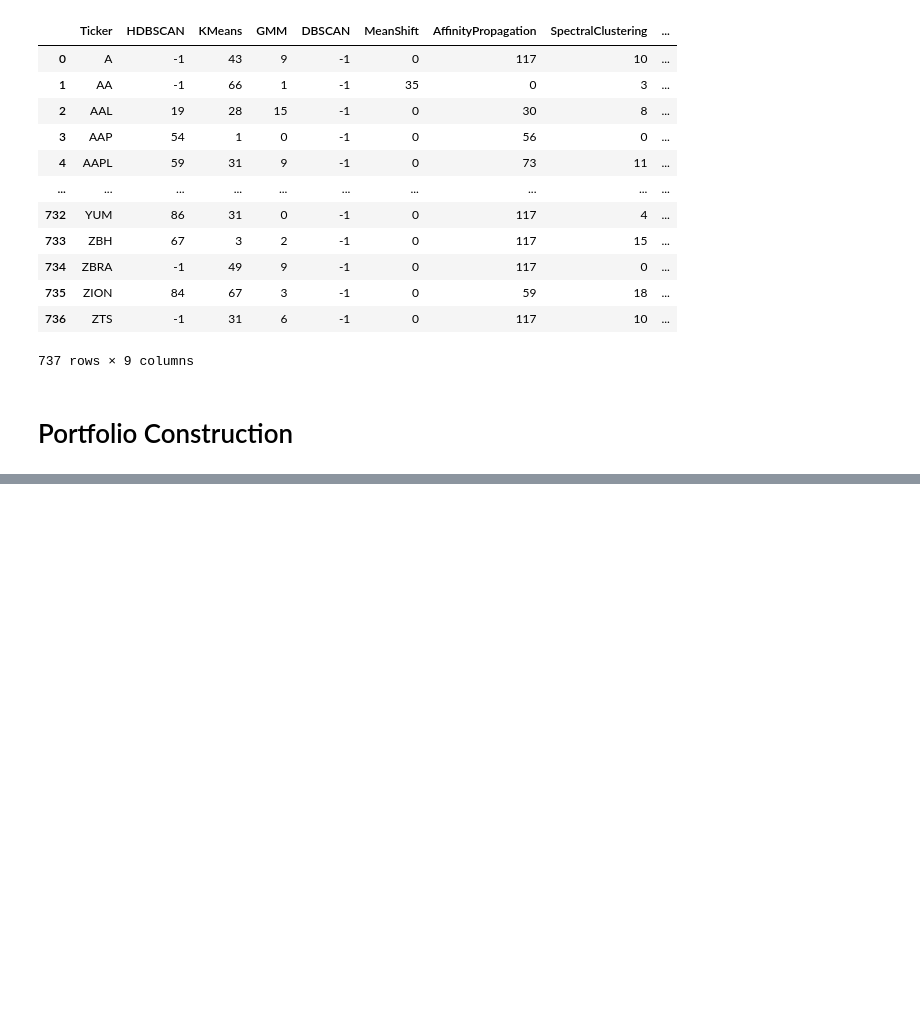
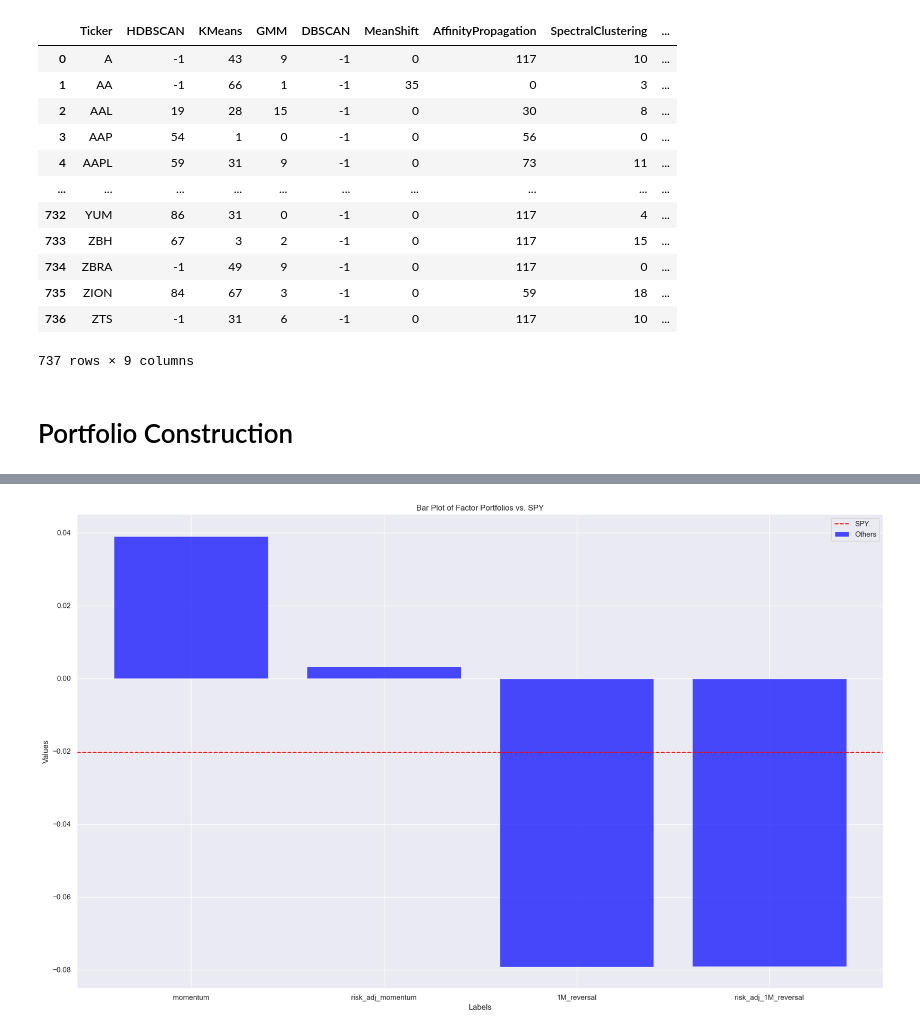
Before and after one commit to AkashRinge/Hierarchical-Risk-Parity, a Jupyter notebook: Portfolio_Construction_with_HRP.ipynb, the cells around one changed output, grey strips where cells are left out. Drawn from its saved outputs; the diff is of its cells as text; code cells hidden in the pictures; blank space fills up the shorter version.

```diff
--- a/Portfolio_Construction_with_HRP.ipynb
+++ b/Portfolio_Construction_with_HRP.ipynb
@@ -600,0 +819,5 @@ weekly_ret_df
+# %%
+sharpe_ratios = weekly_returns.mean(axis=1) / weekly_returns.std(axis=1)
+plot_barplot(sharpe_ratios.values, weekly_returns['Portfolio'].values)
+# %% [output]
+[figure, added]
```
Also changed, not shown: parts of 8 cells of this notebook, 3 other files.
